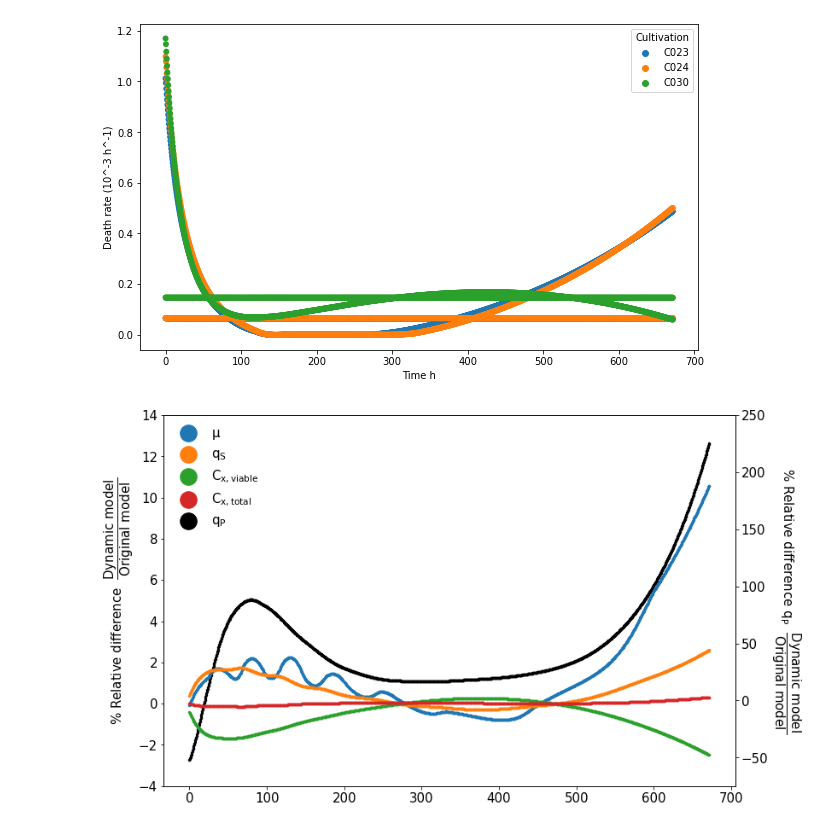
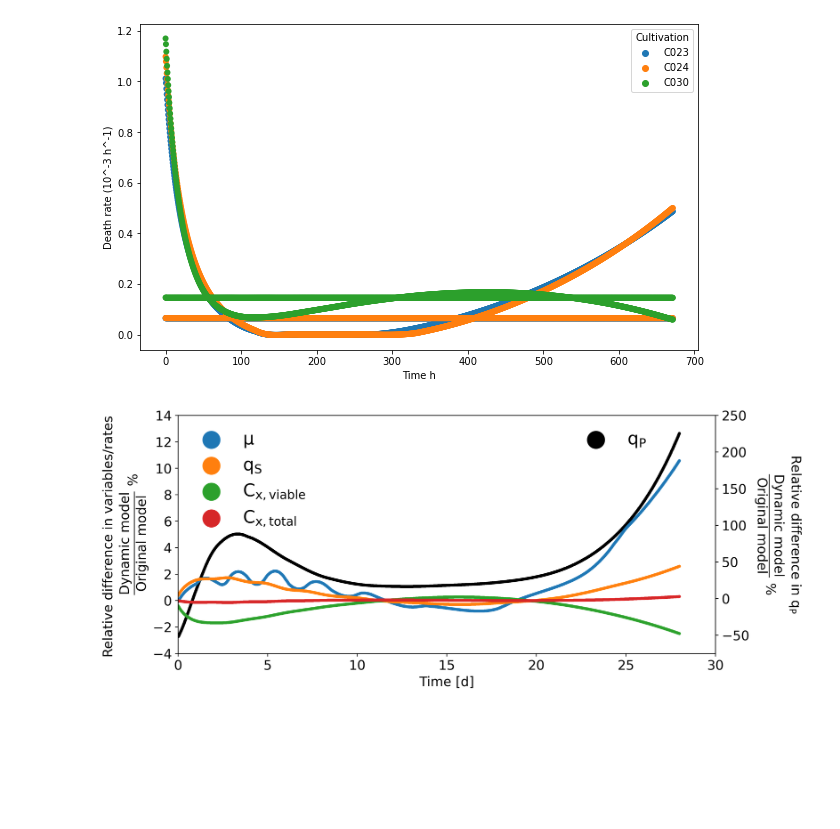
Before and after one commit to bcoltman/Kphaffii_NearZero, a Jupyter notebook: scripts/RegressionModel.ipynb, the cells around one changed output. Cells and saved outputs as stored; diff of their text form; code cells hidden in the pictures; blank space fills up the shorter version.

```diff
--- a/scripts/RegressionModel.ipynb
+++ b/scripts/RegressionModel.ipynb
@@ -335,45 +335,50 @@ sns.scatterplot(data=all_results, x="Time h", y="Death rate (10^-3 h^-1)", hue="
 <AxesSubplot:xlabel='Time h', ylabel='Death rate (10^-3 h^-1)'>
 [figure]
 # %%
-fig, ax =plt.subplots(figsize=(12,8))
+fig, ax =plt.subplots(figsize=(11,5),dpi=400)
 ax2 = ax.twinx()
 ax.set_zorder(1)  # default zorder is 0 for ax1 and ax2
 ax.patch.set_visible(False)
 
-gomp = all_results.loc["Gompertz", ["Time h", 'Biomass viable model g/L','Biomass model g/L',
+gomp = all_results.loc["Gompertz", ["Time d", 'Biomass viable model g/L','Biomass model g/L',
                                     "Growth Rate model 1/h", "Growth Rate Pirt 1/h", "qS model g/gh", "qP model mg/gh"]]
-gomp = gomp.groupby("Time h").mean()
+gomp = gomp.groupby("Time d").mean()
 
-dyn = all_results.loc["Dynamic", ["Time h", 'Biomass viable model g/L','Biomass model g/L',
+dyn = all_results.loc["Dynamic", ["Time d", 'Biomass viable model g/L','Biomass model g/L',
                                   "Growth Rate model 1/h", "Growth Rate Pirt 1/h","qS model g/gh", "qP model mg/gh"]]
-dyn = dyn.groupby("Time h").mean()
+dyn = dyn.groupby("Time d").mean()
 
 temp = dyn.div(gomp)
 temp = temp*100 -100
 
 ax2.scatter(temp.index, temp.loc[:,"qP model mg/gh"], label="$q_P$", c="black", zorder=10,s=6)
 
 ax.scatter(temp.index, temp.loc[:,"Growth Rate model 1/h"], label="$\mu$", zorder=0, s=6)
 # ax.scatter(temp.index, temp.loc[:,"Growth Rate Pirt 1/h"], label="Pirt Mu", zorder=0, s=6)
 ax.scatter(temp.index, temp.loc[:,"qS model g/gh"], label="$q_S$",s=6)
 ax.scatter(temp.index, temp.loc[:,"Biomass viable model g/L"], label="$C_{x, viable}$",s=6)
 ax.scatter(temp.index, temp.loc[:,"Biomass model g/L"], label="$C_{x, total}$",s=6)
 
-ax.set_ylabel(r"% Relative difference  $\dfrac{Dynamic\ model}{Original\ model}$", fontsize=15)
-ax2.set_ylabel(r"% Relative difference $q_P$  $\dfrac{Dynamic\ model}{Original\ model}$", fontsize=15, rotation=270, labelpad=40)
+
+ax.set_xlabel("Time [d]", fontsize=15)
+ax.set_ylabel("Relative difference in variables/rates \n" r"$\dfrac{Dynamic\ model}{Original\ model}$ %", fontsize=15)
+ax2.set_ylabel(r"Relative difference in $q_P$" "\n" r"$\dfrac{Dynamic\ model}{Original\ model}$ %", fontsize=15, rotation=270, labelpad=60)
 ax.tick_params(labelsize=15)
 ax2.tick_params(labelsize=15)
 h, l = ax.get_legend_handles_labels()
+ax.legend(fontsize=20, markerscale=8, frameon=False, loc="upper left",bbox_to_anchor=(0,1))
 h2, l2 = ax2.get_legend_handles_labels()
-ax.legend(handles=h+h2, labels=l+l2, fontsize=15, markerscale=8, frameon=False)
+ax2.legend(fontsize=20, markerscale=8, frameon=False, loc="upper right",bbox_to_anchor=(0.9,1))
+# ax.legend(handles=h+h2, labels=l+l2, fontsize=15, markerscale=8, frameon=False)
 
+ax.set_xlim(0,30)
 ax.set_ylim(-4,14)
 ax2.set_ylim(-75, 250)
 
 fig.savefig(f"../results/plots/RelativeDifferenceRegressionRates.png",
             bbox_inches="tight",  transparent=True)
 # %% [output]
-[figure, old version]
+[figure, new version]
 # %%
 all_statistics
 # %% [output]
```
Also changed, not shown: 18 other files.
